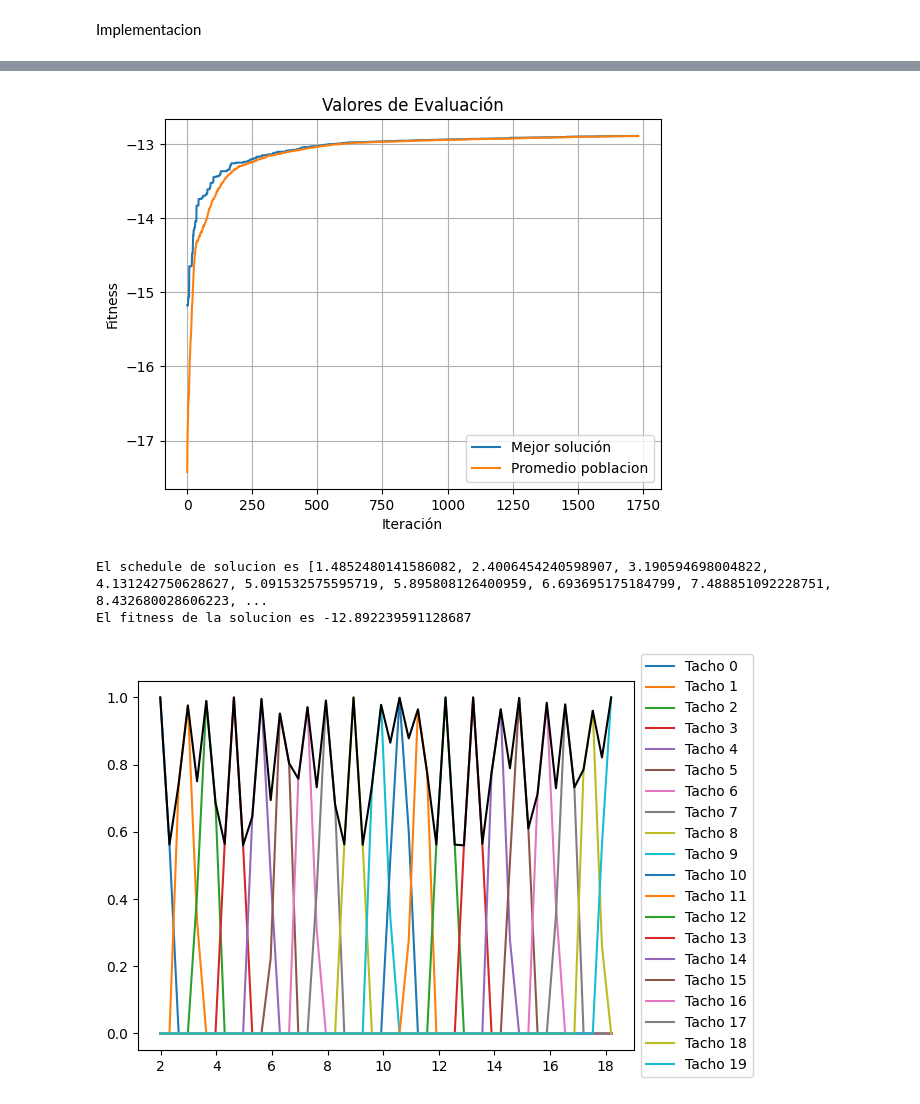
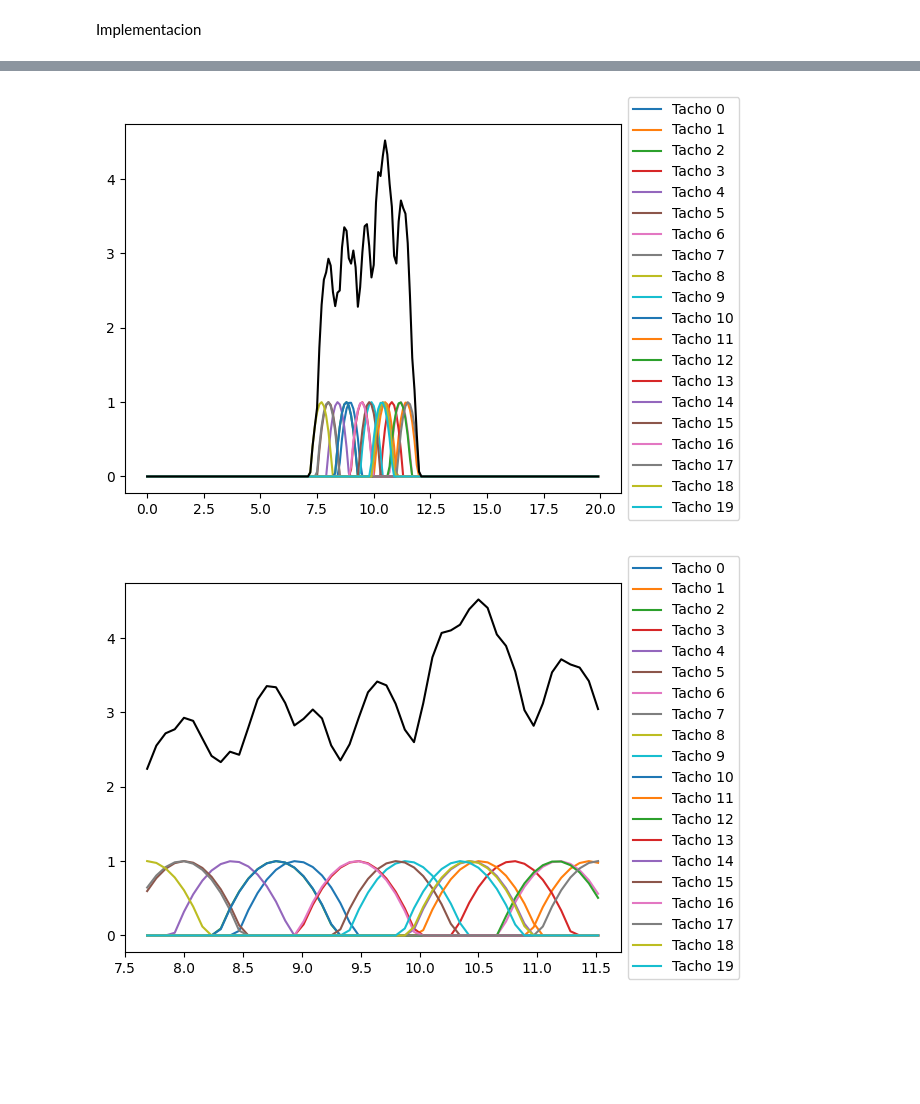
Before and after one commit to luudipietro/Geneticos_Final, a Jupyter notebook: Final_TP6.ipynb, the cells around one changed output, grey strips where cells are left out. Cells and saved outputs as stored; diff of their text form; code cells hidden in the pictures; blank space fills up the shorter version.

```diff
--- a/Final_TP6.ipynb
+++ b/Final_TP6.ipynb
@@ -186,7 +189,7 @@ Genetico
 # %%
 def geneticoTachos(Pop, cant_generac, Bounds, Enteras, sel, xover, mut, \
                    cant_cruzados, cant_mutados, cant_elite, param_sel, f, \
-                   variabilidad_weight, tiempo_weight, dist_max_weight, tachos, callback=None):
+                   variabilidad_weight, tiempo_weight, dist_max_weight,max_pico_weight, tachos, callback=None):
     """
     Algoritmo Genetico Simple
     Parametros:
@@ -262,8 +265,8 @@ def geneticoTachos(Pop, cant_generac, Bounds, Enteras, sel, xover, mut, \
     for k in range(cant_soluc):
         #Pop[k] = [xi if not Enteras[i] else int(xi+0.5) for i, xi in enumerate(Pop[k])]
         #Fit[k] = f(Pop[k],  variabilidad_weight, picos_weight, dist_max_weight, intervalo)
-        Pop[k] = sorted(Pop[k])
-        Fit[k] = f(Pop[k], variabilidad_weight, tiempo_weight, dist_max_weight)
+        Pop[k] = Pop[k]
+        Fit[k] = f(Pop[k], variabilidad_weight, tiempo_weight, dist_max_weight, max_pico_weight)
     #if callback != None:
      #   cb_param = callback(Pop, Fit, Bounds, 0, cant_generac, cb_param)
     #obtengo el orden de los individuos
@@ -313,7 +316,7 @@ def geneticoTachos(Pop, cant_generac, Bounds, Enteras, sel, xover, mut, \
         for k in range(cant_soluc):
             if Fit[k] == None:
                 Pop[k] = [xi if not Enteras[i] else int(xi+0.5) for i, xi in enumerate(Pop[k])]
-                Fit[k] = f(Pop[k], variabilidad_weight, tiempo_weight, dist_max_weight)
+                Fit[k] = f(Pop[k], variabilidad_weight, tiempo_weight, dist_max_weight, max_pico_weight)
 
         #obtengo el orden de los individuos
         p_orden = sorted(range(len(Fit)), key=lambda k: Fit[k], reverse=True)
@@ -344,8 +347,7 @@ def geneticoTachos(Pop, cant_generac, Bounds, Enteras, sel, xover, mut, \
           return sol, solF, Pop, Fit, traceBest, traceAvg, bestSols
 
         gen += 1
-        print(f'Gen: {gen}')
-        print(f'Cant intentos malos: {cant_intentos_malos}')
+
 
 
         #funcion para graficar, mostrar, etc.
@@ -408,7 +410,7 @@ Inicializacion de individuos
 # %%
 import random
 def init_pop(cant_individuos, tachos):
-    return [sorted([round((random.random() * (tachos-1)),1) for i in range(tachos)]) for j in range(cant_individuos)]
+    return [[round((random.random() * (tachos-1)),1) for i in range(tachos)] for j in range(cant_individuos)]
     #return[[i for i in range(tachos)]for j in range(cant_individuos)]
 inicializacion = init_pop(10,20)
 print(inicializacion)
@@ -419,10 +421,10 @@ Fitness
 # %%
 import numpy as np
 
-def Fitness(t_inicios, variabilidad_weight, tiempo_weight, dist_max_weight):
+def Fitness(t_inicios, variabilidad_weight, tiempo_weight, dist_max_weight,max_pico_weight):
     t_min = min(t_inicios)
     t_max= max(t_inicios) +1
-    intervalo = np.linspace(t_min+0.5,t_max-0.5)
+    intervalo = np.linspace(t_min+0.5,t_max-0.5,200)
     vapor_tachos = VaporTotal(t_inicios,intervalo)
 
     # fitness = np.std(vapor_tachos)/np.mean(vapor_tachos) + tiempo *3
@@ -436,8 +438,8 @@ def Fitness(t_inicios, variabilidad_weight, tiempo_weight, dist_max_weight):
     # #print(f'MEAN {mean}')
     # print(f'Tiempo: {tiempo / t_tot_posible}')
     # print(f'Max - Min {(max_vapor-min_vapor)}')
-    fitness = (np.std(vapor_tachos) / np.mean(vapor_tachos)) * variabilidad_weight + (tiempo / t_tot_posible)* tiempo_weight  + (max(vapor_tachos)  - min(vapor_tachos)) * dist_max_weight
-    return -fitness
+    fitness = (std / mean) * variabilidad_weight + (tiempo / t_tot_posible)* tiempo_weight  +   ((max_vapor-min_vapor)/ len(t_inicios)) * dist_max_weight + (max_vapor / len(t_inicios)) * max_pico_weight
+    return -(fitness * 1000)
     #variacion = variacion_total(vapor_tachos)
 
     # #fitness = -variacion - tiempo *5- max(vapor_tachos) *3
@@ -464,27 +466,29 @@ Bounds = [[0, tachos-1] for i in range(tachos)]
 Enteras = [False] * (tachos)
 f = Fitness
 cant_individuos = 60
-cant_generac = 20
+cant_generac = 60
 cant_elite = 1
 sel = sel_sus
 eps = 0.1
-xover = xov_arith
-cant_cruzados = round(0.65 * cant_individuos)
+xover = xov_cube
+cant_cruzados = round(0.7 * cant_individuos)
 mut = mut_step_non_uniform
-cant_mutados = round(0.35 * cant_individuos)
+cant_mutados = round(0.3 * cant_individuos)
 callback = None
-Variabilidad_weight = 2
-Tiempo_weight = 14
-DistMax_weight = 1
+Variabilidad_weight = 0.25
+Tiempo_weight =0.25
+DistMax_weight = 0.25
+max_pico_weight = 0.25
 Pop = init_pop(cant_individuos, tachos)
 
 sol, solF, Pop, Fit, traceBest, traceAvg, bestSols = \
     geneticoTachos(Pop, cant_generac, Bounds, Enteras, sel, xover, mut, \
         cant_cruzados, cant_mutados, cant_elite, eps, f, Variabilidad_weight, \
-        Tiempo_weight, DistMax_weight, tachos, callback)
+        Tiempo_weight, DistMax_weight,max_pico_weight,  tachos, callback)
 
 graficarEvolucionFitness(traceBest, traceAvg)
 print(f'El schedule de solucion es {sorted(sol)}')
-print(f'El fitness de la solucion es {Fitness(sol, Variabilidad_weight, Tiempo_weight, DistMax_weight )}')
-graficarResultadosTachos(sol, tachos, np.linspace(min(sol)+0.5 , max(sol)+0.5))
+print(f'El fitness de la solucion es {Fitness(sol, Variabilidad_weight, Tiempo_weight, DistMax_weight, max_pico_weight)}')
+graficarResultadosTachos(sol, tachos, [x/10 for x in range(tachos * 10)])
+graficarResultadosTachos(sol, tachos, np.linspace(min(sol)+0.5,max(sol)+0.5))
 # %% [output]
@@ -508,4 +498,2 @@ Step-: -0.01141308390301
-[figure, old version]
-El schedule de solucion es [1.4852480141586082, 2.4006454240598907, 3.190594698004822, 4.131242750628627, 5.091532575595719, 5.895808126400959, 6.693695175184799, 7.488851092228751, 8.432680028606223, ...
-El fitness de la solucion es -12.892239591128687
-[figure, old version]
+[figure, new version]
+[figure, added]
```
Also changed, not shown: parts of 3 cells of this notebook, 1 other file.
